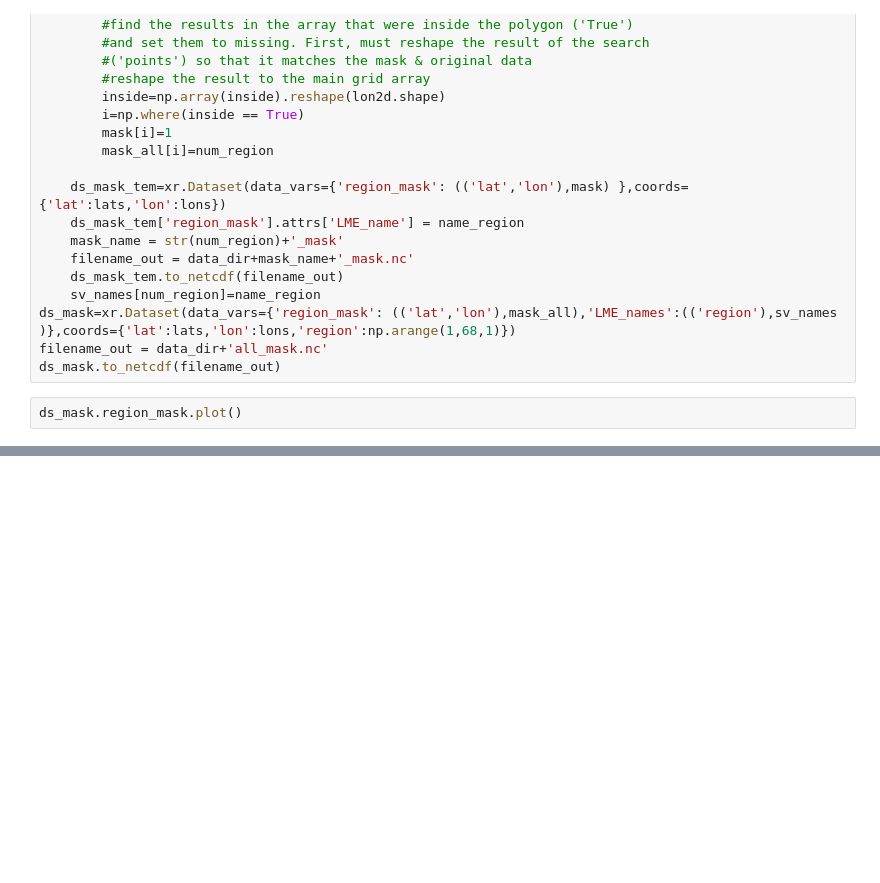
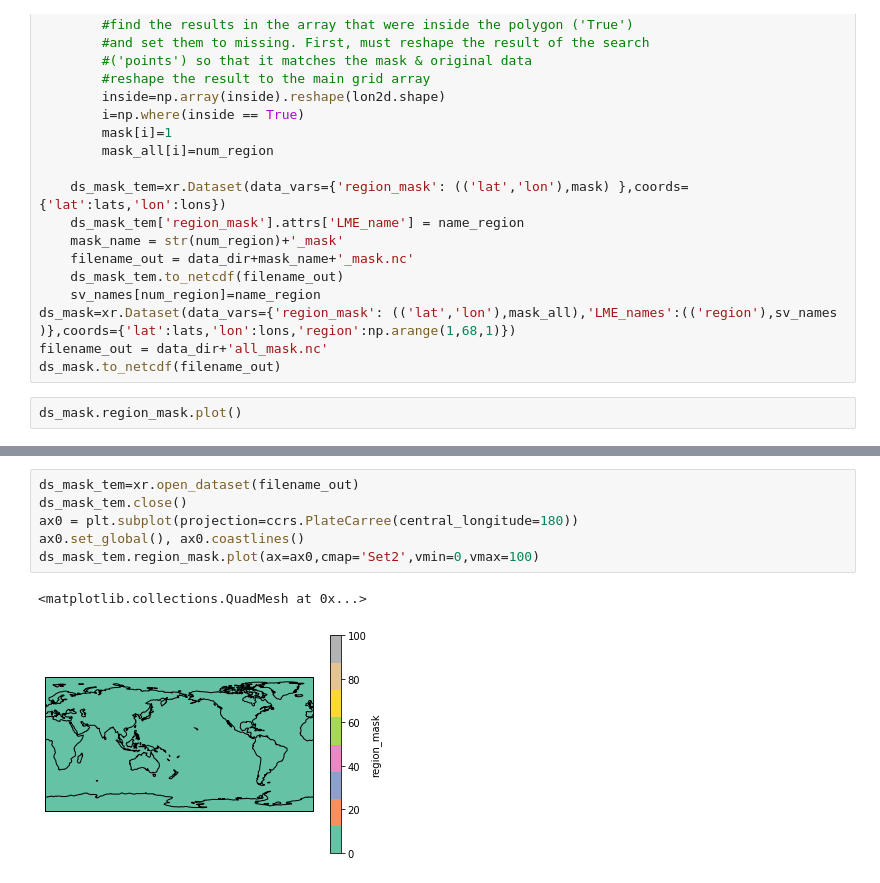
Before and after one commit to cgentemann/Biophysical, a Jupyter notebook: Take LME GIS files and put into netcdf mask array.ipynb, the cells around one changed output, grey strips where cells are left out. Saved outputs shown, nothing was run; the diff lists cells and outputs as text; blank space fills up the shorter version.

```diff
--- a/Take LME GIS files and put into netcdf mask array.ipynb
+++ b/Take LME GIS files and put into netcdf mask array.ipynb
@@ -247,0 +271,9 @@ yup, change coordinates
+# %%
+ds_mask_tem=xr.open_dataset(filename_out)
+ds_mask_tem.close()
+ax0 = plt.subplot(projection=ccrs.PlateCarree(central_longitude=180))
+ax0.set_global(), ax0.coastlines()
+ds_mask_tem.region_mask.plot(ax=ax0,cmap='Set2',vmin=0,vmax=100)
+# %% [output]
+<matplotlib.collections.QuadMesh at 0x...>
+[figure, added]
```
Also changed, not shown: parts of 13 cells of this notebook, 2 other files.
